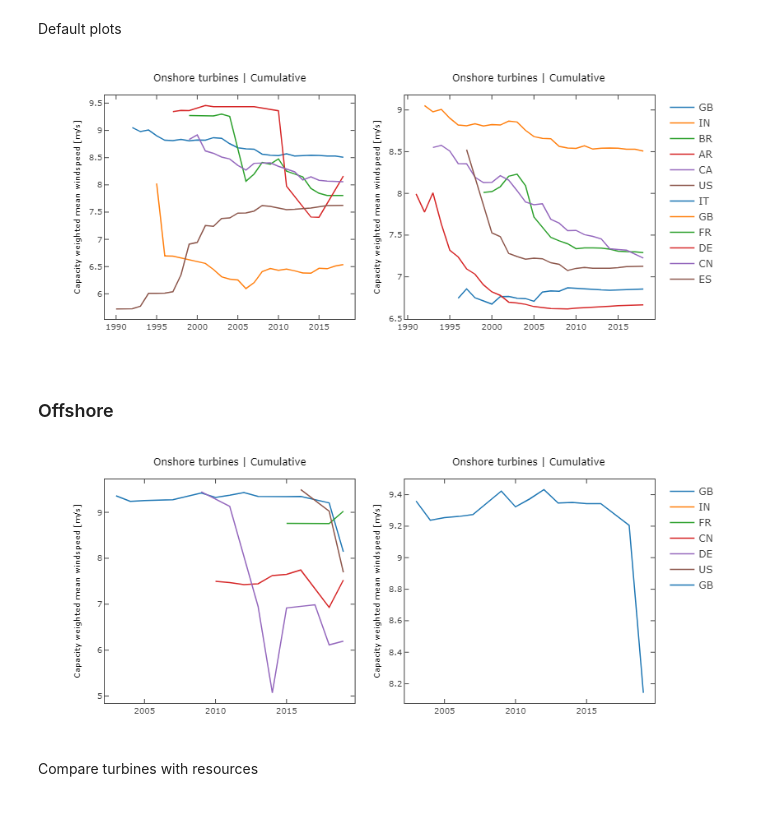
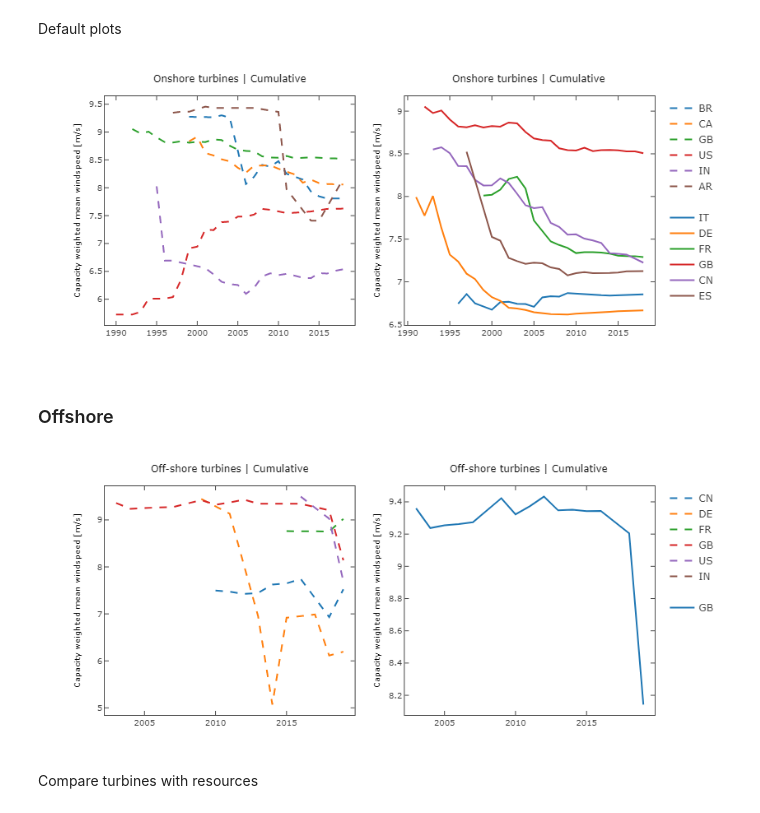
Before and after one commit to csaladenes/eroei-drift, a Jupyter notebook: parser-plotter-clean.ipynb, the cells around one changed output. Drawn from its saved outputs; the diff is of its cells as text; code cells hidden in the pictures.

Commit message:
updates plots

```diff
--- a/parser-plotter-clean.ipynb
+++ b/parser-plotter-clean.ipynb
@@ -405,22 +406,29 @@ Default plots
 # %%
 countries = [{'BR', 'AR', 'GB', 'CA', 'US', 'IN'},
              {'FR', 'DE', 'CN', 'IT', 'ES', 'GB'}]
+plot_labels=[' ',' ']
 
-fig, ax = plt.subplots(1, 2, figsize=(9, 5))
+fig, ax = plt.subplots(1, 2, figsize=(9, 5.1))
 for s in range(len(countries)):
-    for c in countries[s]:
+    for i,c in enumerate(countries[s]):
         x, y, z, w = projects(ons, c, offshore=False)
-        ax[s].plot(x, z, label=c)
+        if i==0:
+            if s==1:
+                ax[s].plot(x[0], z[0], label=plot_labels[s],color='k',lw=0)
+                ls='-'
+            else:
+                ls='--'
+        ax[s].plot(x, z, label=c,ls=ls,lw=2)
 
     ax[s].set_ylabel('Capacity weighted mean windspeed [m/s]')
     ax[s].set_title("Onshore turbines | Cumulative")
 
 plotly_fig = tls.mpl_to_plotly(fig)
 plotly_fig["layout"]["showlegend"] = True
 plotly_fig["layout"]['hovermode'] = 'x'
 iplot(plotly_fig, filename='ons4')
 # %% [output]
-[figure, old version]
+[figure, new version]
 # %% [markdown]
 ### Offshore
 # %%
@@ -428,21 +436,29 @@ df=turbines[((turbines['POWER_KW'].replace('#ND',0).astype(int)>0)&\
        (turbines['POWER_KW'].replace('#ND',0).astype(int)<1000000)&(turbines['OFFSHORE']=='yes'))]
 countries = [{'GB', 'US', 'IN', 'CN', 'FR', 'DE'}, {'GB'}]
 
-fig, ax = plt.subplots(1, 2, figsize=(9, 5))
+plot_labels=[' ',' ']
+
+fig, ax = plt.subplots(1, 2, figsize=(9, 5.1))
 for s in range(len(countries)):
-    for c in countries[s]:
+    for i,c in enumerate(countries[s]):
         x, y, z, w = projects(ofs, c, offshore=True)
-        ax[s].plot(x, z, label=c)
+        if i==0:
+            if s==1:
+                ax[s].plot(x[0], z[0], label=plot_labels[s],color='k',lw=0)
+                ls='-'
+            else:
+                ls='--'
+        ax[s].plot(x, z, label=c,ls=ls,lw=2)
 
     ax[s].set_ylabel('Capacity weighted mean windspeed [m/s]')
-    ax[s].set_title("Onshore turbines | Cumulative")
+    ax[s].set_title("Off-shore turbines | Cumulative")
 
 plotly_fig = tls.mpl_to_plotly(fig)
 plotly_fig["layout"]["showlegend"] = True
 plotly_fig["layout"]['hovermode'] = 'x'
 iplot(plotly_fig, filename='ofs4')
 # %% [output]
-[figure, old version]
+[figure, new version]
 # %% [markdown]
 Compare turbines with resources
 # %% [markdown]
```
Also changed, not shown: parts of 4 cells of this notebook.
